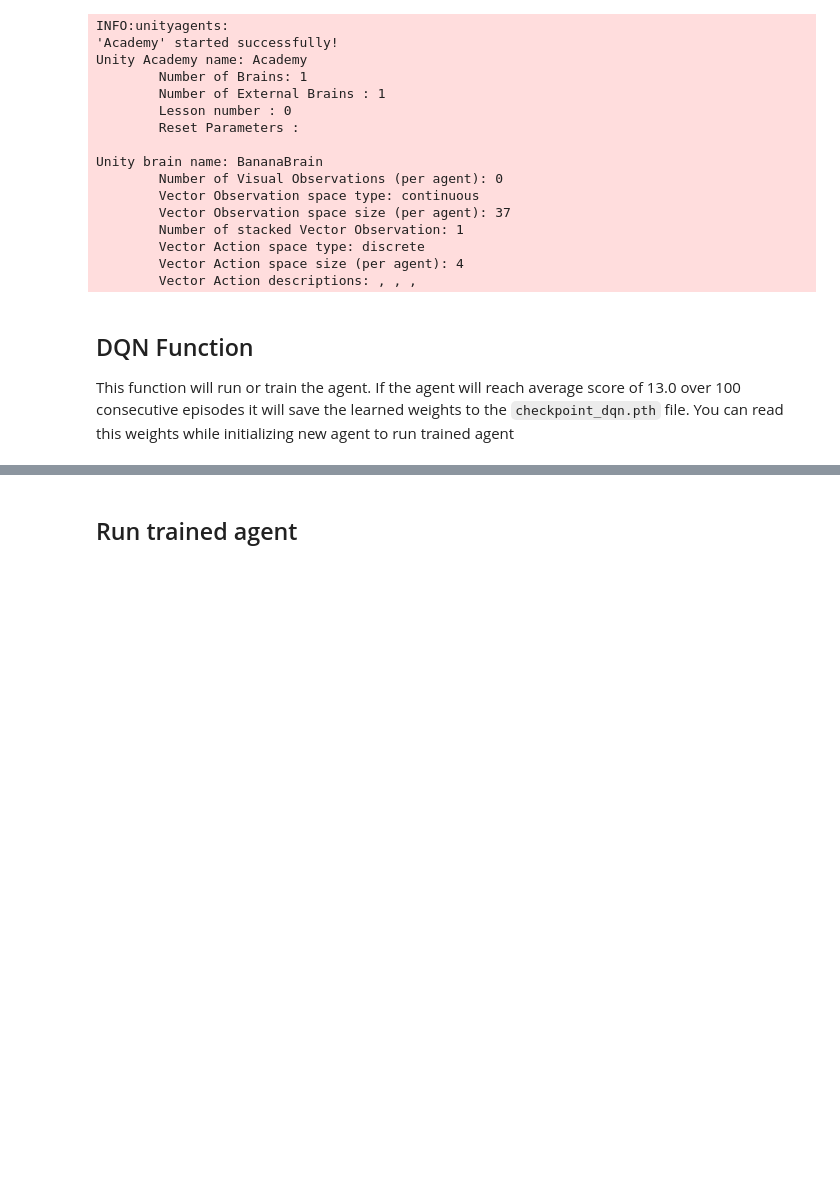
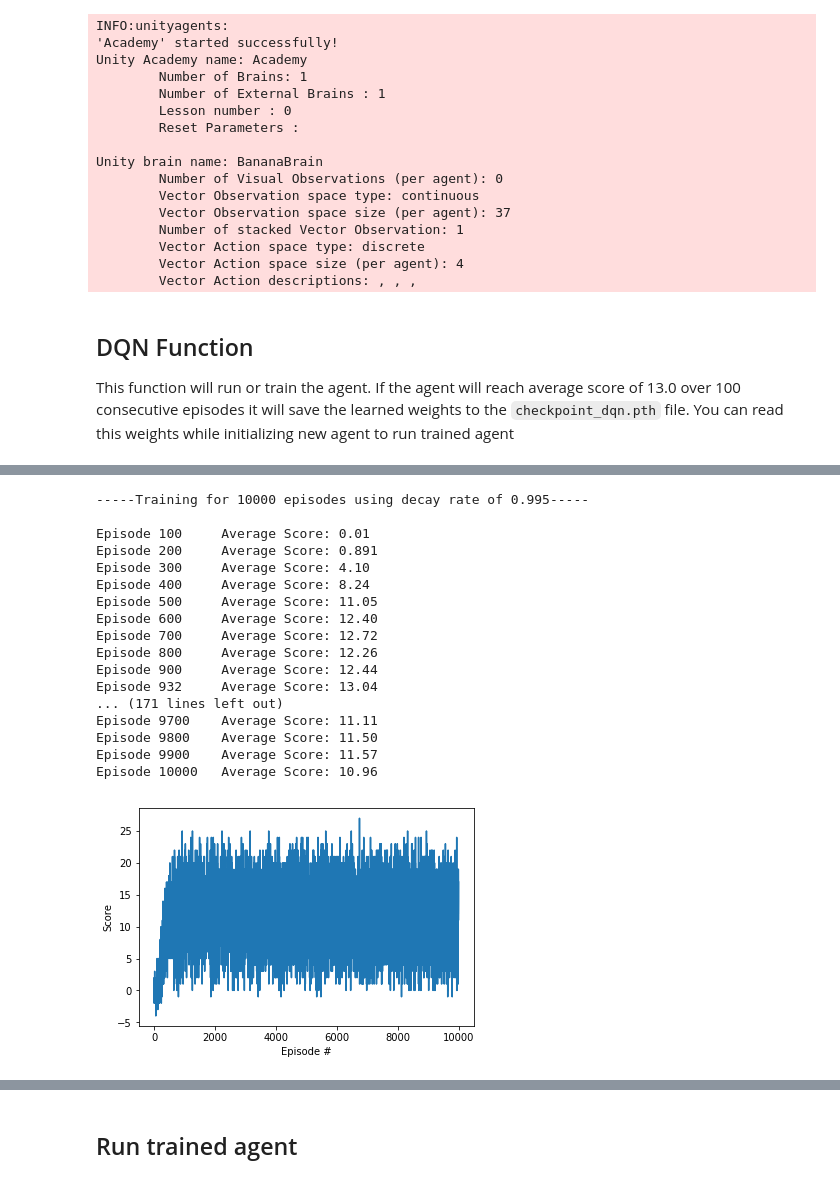
Before and after one commit to atbasu/deep-reinforcement-learning-navigation, a Jupyter notebook: Solution.ipynb, the cells around one changed output, grey strips where cells are left out. Drawn from its saved outputs; the diff is of its cells as text; code cells hidden in the pictures; blank space fills up the shorter version.

```diff
--- a/Solution.ipynb
+++ b/Solution.ipynb
@@ -96,0 +102,34 @@ def navigate(agent, n_episodes=1000, max_t=1000, eps_start=1.0, eps_end=0.01, ep
+# %%
+agent = Agent(state_size=state_size, action_size=action_size, seed=0)
+n_episodes = 10000
+eps_decay  = 0.995
+print('\n-----Training for {0} episodes using decay rate of {1}-----\n'.format(n_episodes,eps_decay))
+scores = navigate(agent = agent, n_episodes = n_episodes, eps_decay = eps_decay)
+
+# plot the scores
+fig = plt.figure()
+ax = fig.add_subplot(111)
+plt.plot(np.arange(len(scores)), scores)
+plt.ylabel('Score')
+plt.xlabel('Episode #')
+plt.savefig('images/average_scores_plot_{}_{}.png'.format(n_episodes,eps_decay))
+plt.show()
+# %% [output]
+-----Training for 10000 episodes using decay rate of 0.995-----
+
+Episode 100     Average Score: 0.01
+Episode 200     Average Score: 0.891
+Episode 300     Average Score: 4.10
+Episode 400     Average Score: 8.24
+Episode 500     Average Score: 11.05
+Episode 600     Average Score: 12.40
+Episode 700     Average Score: 12.72
+Episode 800     Average Score: 12.26
+Episode 900     Average Score: 12.44
+Episode 932     Average Score: 13.04
+... (171 lines left out)
+Episode 9700    Average Score: 11.11
+Episode 9800    Average Score: 11.50
+Episode 9900    Average Score: 11.57
+Episode 10000   Average Score: 10.96
+[figure, added]
```
Also changed, not shown: parts of 8 cells of this notebook, 12 other files.
